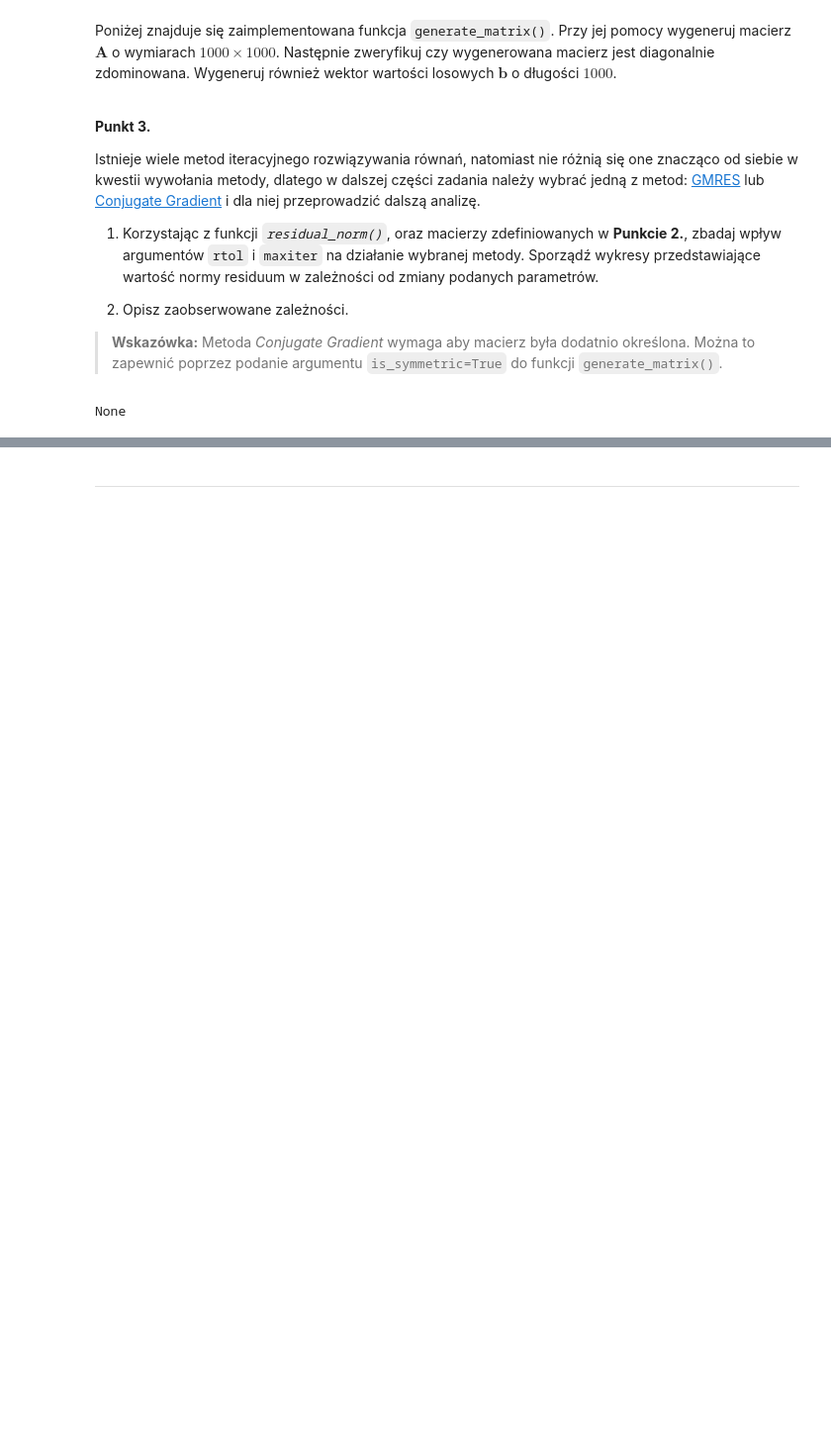
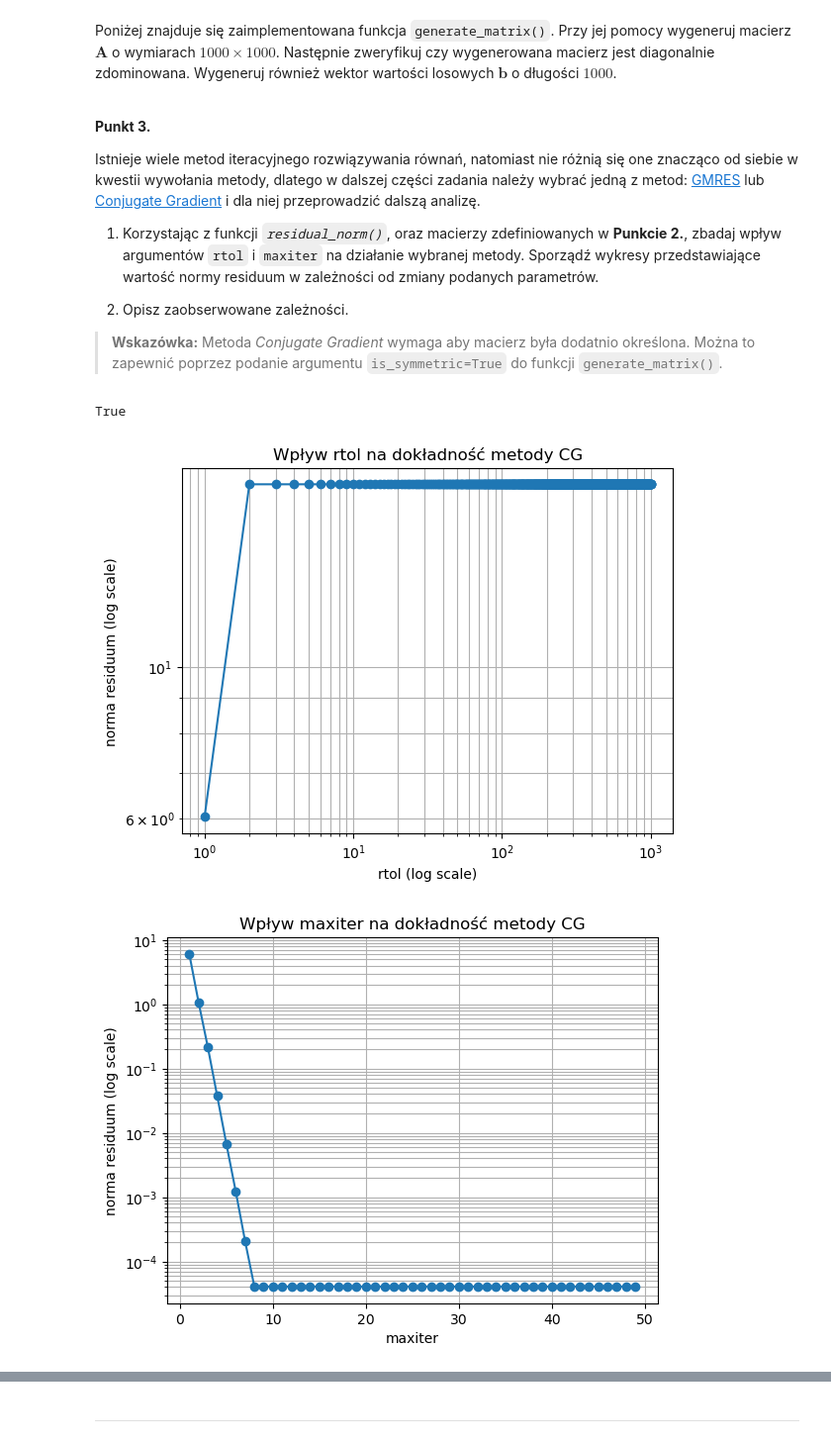
Before and after one commit to MN-KJ-2025/lab-6-sparse-matrix-Igur7, a Jupyter notebook: sprawozdanie.ipynb, the cells around one changed output, grey strips where cells are left out. Shown at 99% size. Cells and saved outputs as stored; diff of their text form; code cells hidden in the pictures; blank space fills up the shorter version.

```diff
--- a/sprawozdanie.ipynb
+++ b/sprawozdanie.ipynb
@@ -234,7 +272,49 @@ def generate_matrix(m: int = 1000, is_symmetric: bool = False) -> csc_array:
-# %%
-# ===== Twoja implementacja tutaj =====
-A = generate_matrix(1000, is_symmetric=True)
-b = np.random.rand(1000,)
-print(main.is_diagonally_dominant(A))
-# %% [output]
-None
+# %%
+# ===== Twoja implementacja tutaj =====
+A = generate_matrix(1000, is_symmetric=True)
+b = np.random.rand(1000,)
+print(is_diagonally_dominant(A))
+
+
+rtox = range(0, 1000)
+max_iters = range(1, 50)
+
+results_rtol = []
+results_maxiter = []
+
+# --- Wpływ rtol ---
+for r in rtox:
+    x, info = cg(A, b, rtol=r)
+    res = residual_norm(A.toarray(), x, b)
+    results_rtol.append(res)
+
+# --- Wpływ maxiter ---
+for it in max_iters:
+    x, info = cg(A, b, maxiter=it)
+    res = residual_norm(A.toarray(), x, b)
+    results_maxiter.append(res)
+
+# --- Wykres: wpływ rtol ---
+plt.figure()
+plt.plot(rtox, results_rtol, marker="o")
+plt.xscale("log")           # rtol ma sens w log skali
+plt.yscale("log")           # norma residuum w log skali
+plt.xlabel("rtol (log scale)")
+plt.ylabel("norma residuum (log scale)")
+plt.title("Wpływ rtol na dokładność metody CG")
+plt.grid(True, which="both")
+plt.show()
+
+# --- Wykres: wpływ maxiter ---
+plt.figure()
+plt.plot(max_iters, results_maxiter, marker="o")
+plt.yscale("log")           # większa czytelność
+plt.xlabel("maxiter")
+plt.ylabel("norma residuum (log scale)")
+plt.title("Wpływ maxiter na dokładność metody CG")
+plt.grid(True, which="both")
+plt.show()
+# %% [output]
+True
+[figure, added]
+[figure, added]
```
Also changed, not shown: parts of 4 cells of this notebook, 1 other file.
